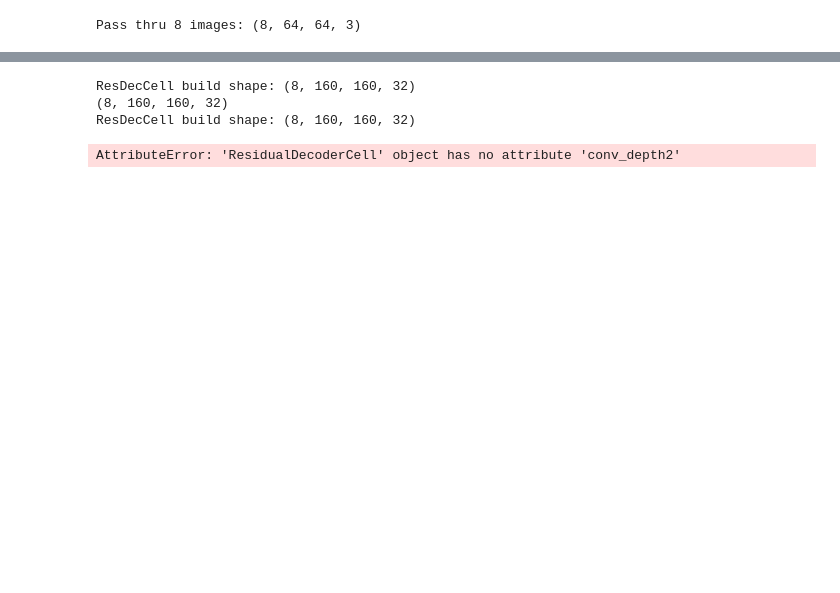
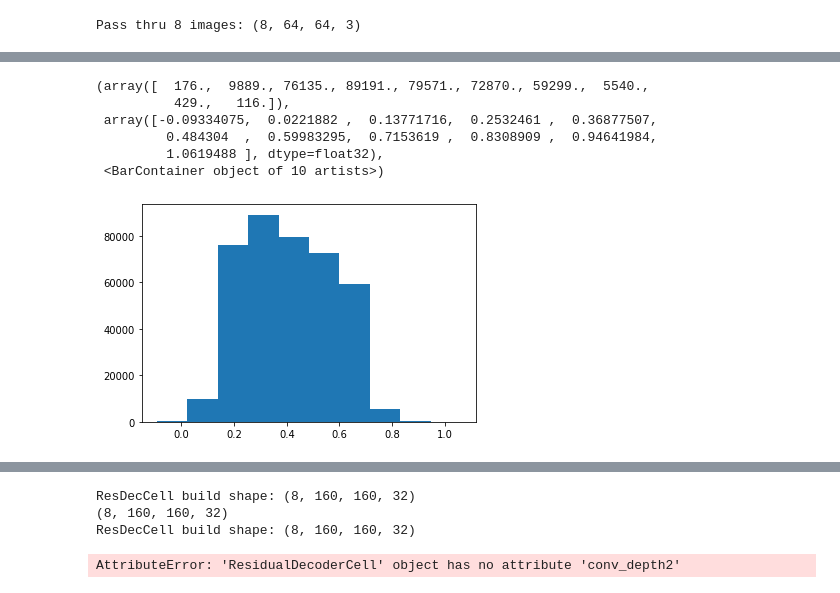
Before and after one commit to etotheipi/nvae_tensorflow, a Jupyter notebook: layer_playground.ipynb, the cells around one changed output, grey strips where cells are left out. Drawn from its saved outputs; the diff is of its cells as text; code cells hidden in the pictures; blank space fills up the shorter version.

```diff
--- a/layer_playground.ipynb
+++ b/layer_playground.ipynb
@@ -276,0 +316,12 @@ model_parts.save_all_models(prefix='vae_pretrained')
+# %%
+disp_ct = 8
+nvae_proc = full_model(lfw.data_sample).numpy().reshape((-1,))
+plt.hist(nvae_proc + 0.5)
+# %% [output]
+(array([  176.,  9889., 76135., 89191., 79571., 72870., 59299.,  5540.,
+          429.,   116.]),
+ array([-0.09334075,  0.0221882 ,  0.13771716,  0.2532461 ,  0.36877507,
+         0.484304  ,  0.59983295,  0.7153619 ,  0.8308909 ,  0.94641984,
+         1.0619488 ], dtype=float32),
+ <BarContainer object of 10 artists>)
+[figure, added]
```
Also changed, not shown: parts of 14 cells of this notebook, 7 other files.
